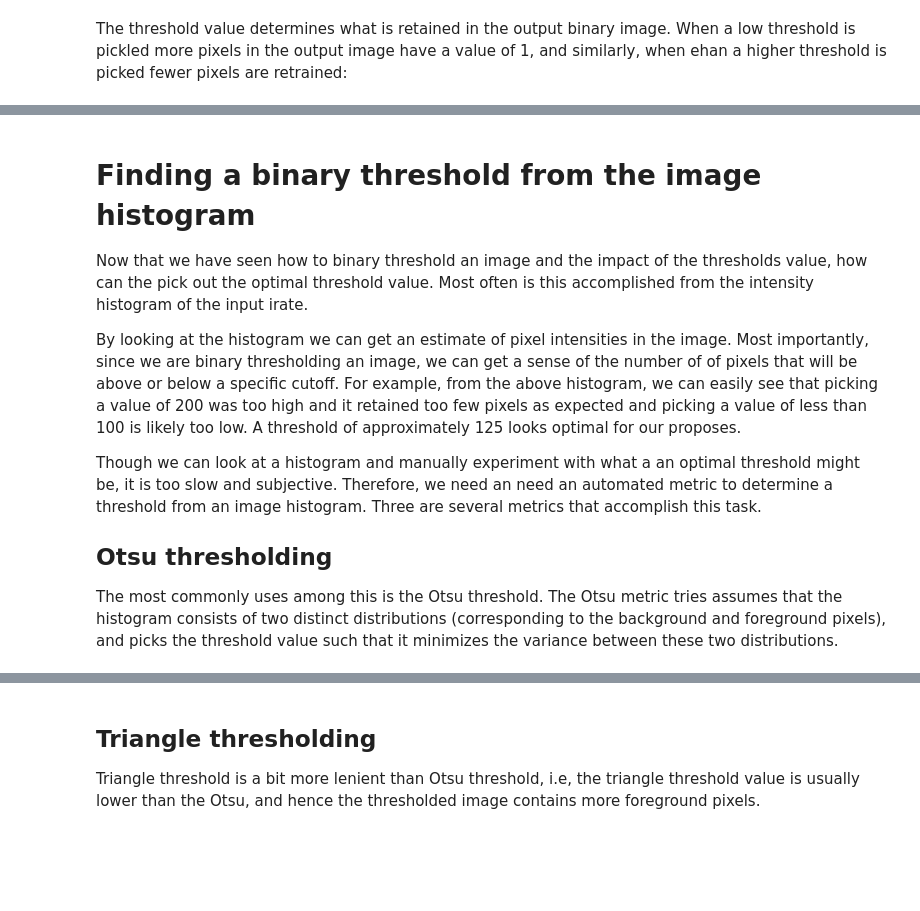
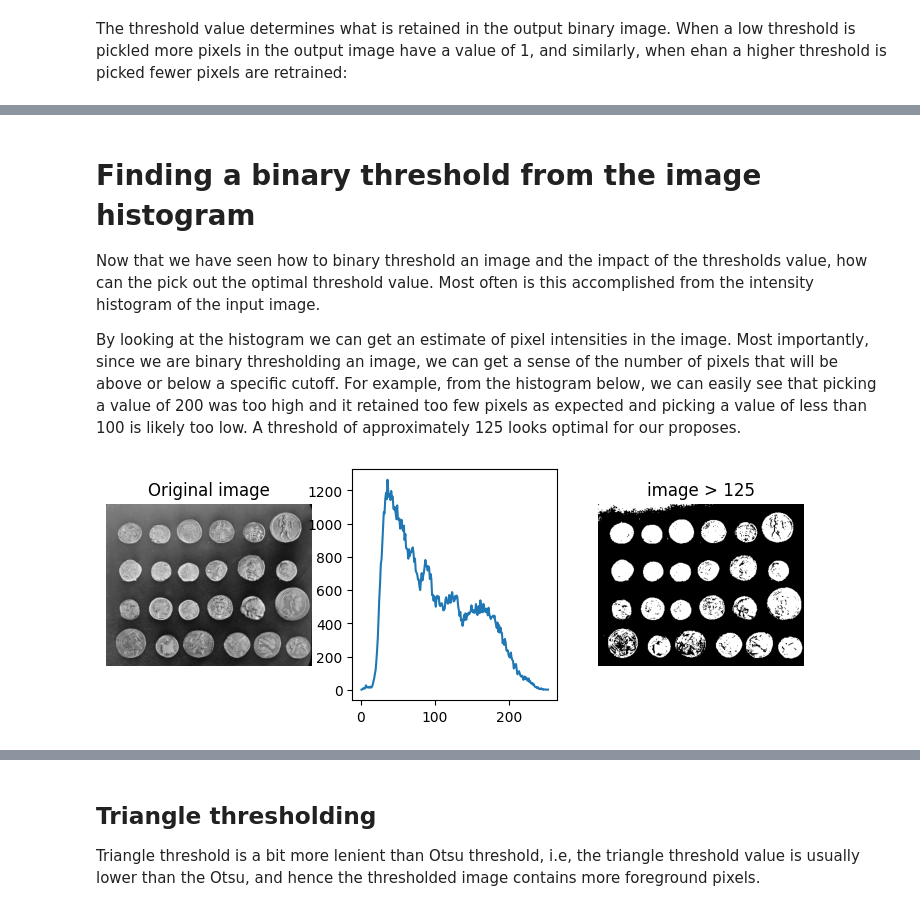
Before and after one commit to rishvanth-kp/img_analysis_with_py, a Jupyter notebook: ch3_binary_thresholding.ipynb, the cells around one changed output, grey strips where cells are left out. Drawn from its saved outputs; the diff is of its cells as text; code cells hidden in the pictures; blank space fills up the shorter version.

```diff
--- a/ch3_binary_thresholding.ipynb
+++ b/ch3_binary_thresholding.ipynb
@@ -93,24 +97,33 @@ for a in ax:
 
 Now that we have seen how to binary threshold an image and the impact of the
 thresholds value, how can the pick out the optimal threshold value. Most often
-is this accomplished from the intensity histogram of the input irate.
+is this accomplished from the intensity histogram of the input image.
 
 By looking at the histogram we can get an estimate of pixel intensities in the
 image. Most importantly, since we are binary thresholding an image, we can get
-a sense of the number of of pixels that will be above or below a specific
-cutoff.  For example, from the above histogram, we can easily see that picking
+a sense of the number of pixels that will be above or below a specific
+cutoff.  For example, from the histogram below, we can easily see that picking
 a value of 200 was too high and it retained too few pixels as expected and
 picking a value of less than 100 is likely too low. A threshold of
 approximately 125 looks optimal for our proposes.
-
-Though we can look at a histogram and manually experiment with what a an
-optimal threshold might be, it is too slow and subjective. Therefore, we need
-an need an automated metric to determine a threshold from an image histogram.
-Three are several metrics that accomplish this task.
-
-## Otsu thresholding
-The most commonly uses among this is the Otsu threshold. The Otsu metric tries
-assumes that the histogram consists of two distinct distributions
-(corresponding to the background and foreground pixels), and picks the
-threshold value such that it minimizes the variance between these two
-distributions.
+# %%
+# Load the coins data
+img = ski.data.coins()
+
+# Get the histogram
+hist, hist_centers = ski.exposure.histogram(img)
+
+# Threshold above 125
+img_gt125 = img > 125
+
+# Plot the histogram
+fig, ax =  plt.subplots(1, 3, figsize = (9,3))
+ax[0].imshow(img, cmap = 'gray', vmax = 256)
+ax[0].set_axis_off()
+ax[0].set_title('Original image')
+ax[1].plot(hist_centers, hist)
+ax[2].imshow(img_gt125, cmap = 'gray')
+ax[2].set_title('image > 125')
+ax[2].set_axis_off()
+# %% [output]
+[figure, added]
```
Also changed, not shown: parts of 7 cells of this notebook, 4 other files.
